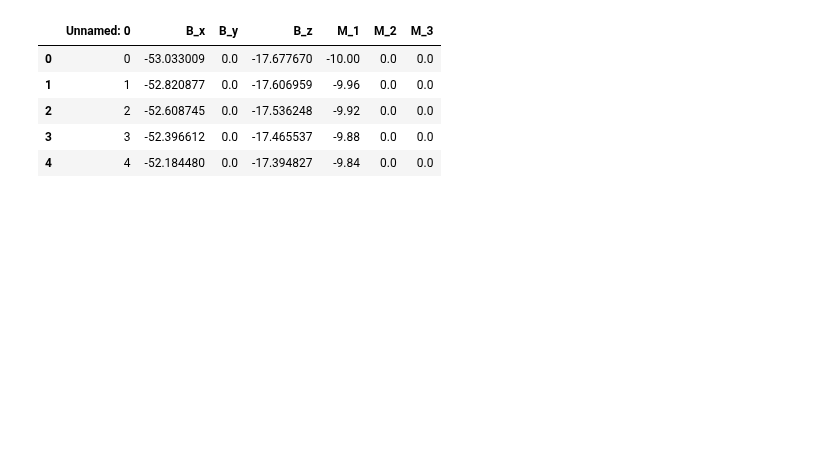
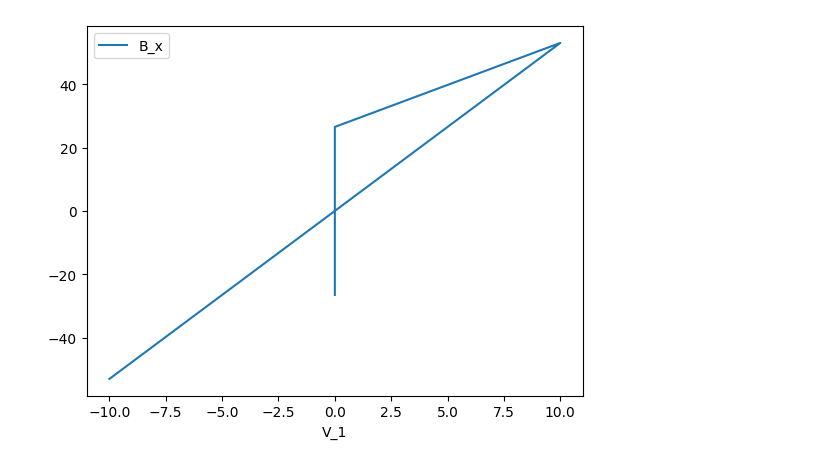
Before and after one commit to tretyakovmipt/TIRF-magnet-calibration, a Jupyter notebook: linear_calibration.ipynb, the cells around one changed output. Drawn from its saved outputs; the diff is of its cells as text; code cells hidden in the pictures; blank space fills up the shorter version.

Commit message:
extracted data

```diff
--- a/linear_calibration.ipynb
+++ b/linear_calibration.ipynb
@@ -3,10 +4,11 @@ import pandas as pd
-# %%
-data = pd.read_csv('data/individual_calibration_set.csv')
-data.head()
-# %% [output]
-|  | Unnamed: 0 | B_x | B_y | B_z | M_1 | M_2 | M_3 |
-| 0 | 0 | -53.033009 | 0.0 | -17.677670 | -10.00 | 0.0 | 0.0 |
-| 1 | 1 | -52.820877 | 0.0 | -17.606959 | -9.96 | 0.0 | 0.0 |
-| 2 | 2 | -52.608745 | 0.0 | -17.536248 | -9.92 | 0.0 | 0.0 |
-| 3 | 3 | -52.396612 | 0.0 | -17.465537 | -9.88 | 0.0 | 0.0 |
-| 4 | 4 | -52.184480 | 0.0 | -17.394827 | -9.84 | 0.0 | 0.0 |
+# %%
+#Load data
+df = pd.read_csv('data/individual_calibration_set.csv')
+
+Bx, By, Bz = df['B_x'], df['B_y'], df['B_z'] # Extract fields
+V1, V2, V3 = df['V_1'], df['V_2'], df['V_3']  # Extract voltages
+# %%
+df.plot.line(x='V_1',y='B_x')
+mp.show()
+# %% [output]
+[figure, added]
```
Also changed, not shown: parts of 2 cells of this notebook.
